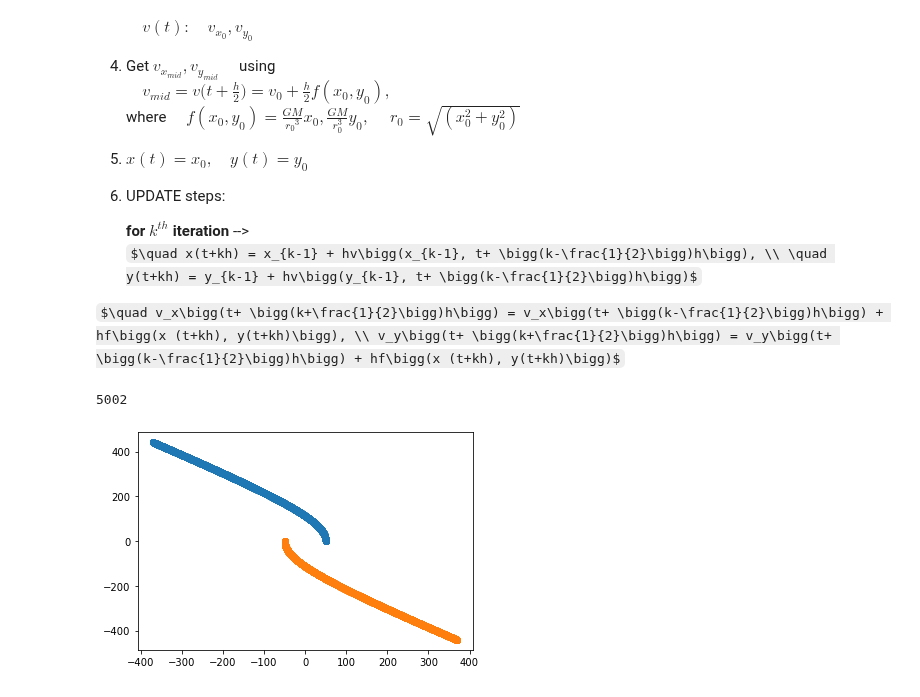
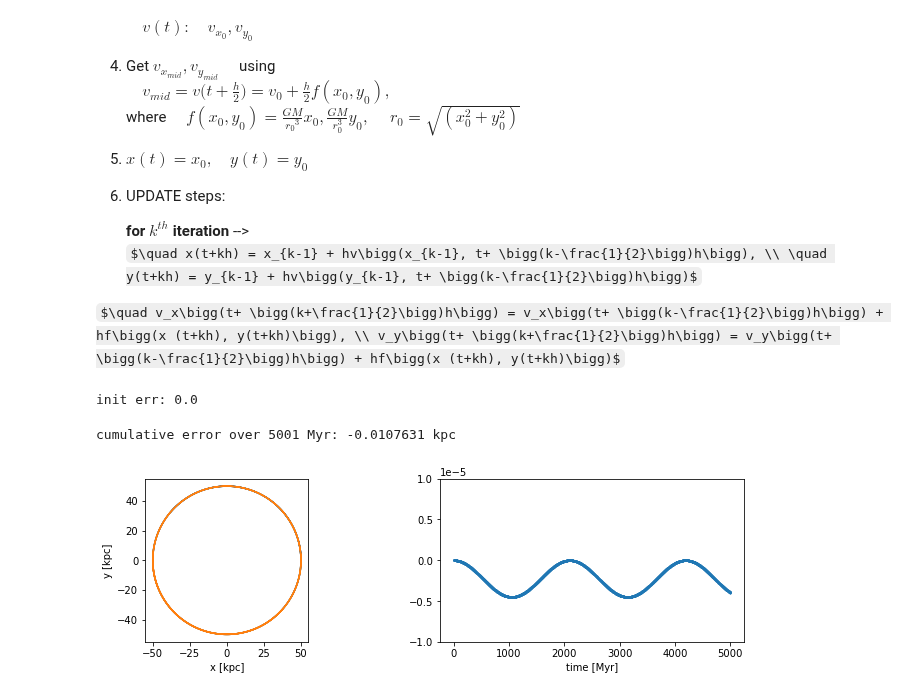
Before and after one commit to q-pratz-chem/Interacting_Galaxies, a Jupyter notebook: lf_orbit/leapfrog_2body.ipynb, the cells around one changed output. Drawn from its saved outputs; the diff is of its cells as text; code cells hidden in the pictures; some formulas as TeX source.

Commit message:
added error calculation, rearranged plots

```diff
--- a/lf_orbit/leapfrog_2body.ipynb
+++ b/lf_orbit/leapfrog_2body.ipynb
@@ -163,16 +163,23 @@ dr_tol = 1e-5  # allowable error
-# %%
-# leapfrog(t0, tmax,r0, phi0, h, f, r_ref, dr_tol,  **kwargs)
-t, X, Y, v_ =  leapfrog(t0, tmax,r0, v0, h, f, a, dr_tol)
-print(len(X))
-# %% [output]
-5002
-# %%
-end = len(X)
-plt.scatter(X[:end,0], Y[:end,0], label="m1");
-plt.scatter(X[:end,1], Y[:end,1], label="m2")
-plt.show()
-# %% [output]
-[figure, removed]
+# %%
+# leapfrog(t0, tmax, r0, v0, h, f, r_ref, err_tol, **kwargs)
+t, X, Y, v_, err =  leapfrog(t0, tmax, r0, v0, h, f, r0, err_tol)
+# %% [output]
+init err: 0.0
+# %%
+fig = plt.figure(figsize=(12,3))
+ax1 = fig.add_subplot(121, aspect='equal')
+ax1.plot(X[:,0], Y[:,0], label="m1")
+ax1.plot(X[:,1], Y[:,1], label="m2")
+ax1.set_xlabel("x [kpc]"), ax1.set_ylabel("y [kpc]")
+
+ax2 = fig.add_subplot(122,aspect='auto')
+ax2.scatter(t, err, s=1)
+ax2.set_ylim(err_tol*np.array([-1,1]))
+ax2.set_xlabel("time [Myr]"), ax3.set_ylabel("relative error")
+print(f"cumulative error over {t[-1]} Myr: {sum(err):.6} kpc")
+# %% [output]
+cumulative error over 5001 Myr: -0.0107631 kpc
+[figure, added]
 # %%
 # plt.plot(ts, v_[:,0], label="r'(t)") # dq/dt
 # plt.plot(ts, v_[:,1] - v_[0,-1], label=r"$\phi'(t)$ residual") # dq/dt
```
Also changed, not shown: parts of 4 cells of this notebook.
